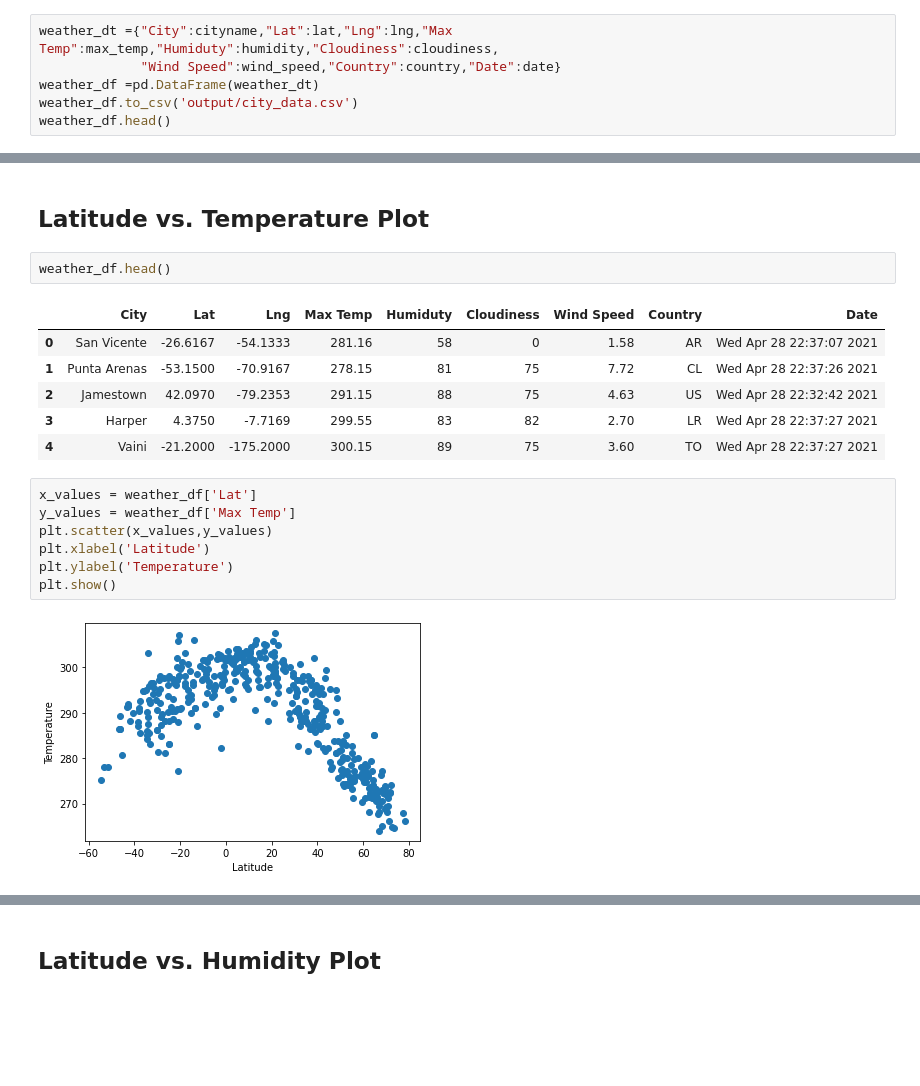
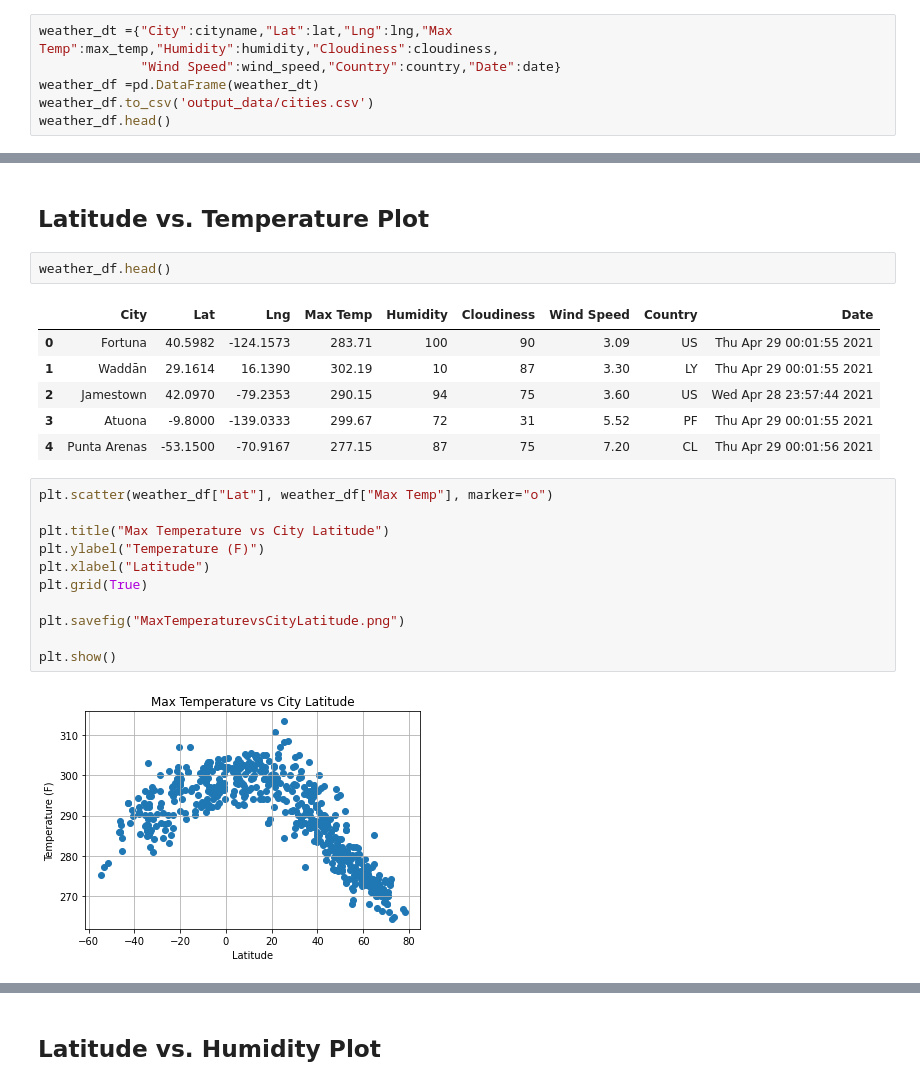
Before and after one commit to syreetamb/python-api-challenge, a Jupyter notebook: WeatherPy/WeatherPy.ipynb, the cells around one changed output, grey strips where cells are left out. Saved outputs shown, nothing was run; the diff lists cells and outputs as text; blank space fills up the shorter version.

Commit message:
first plots done

```diff
--- a/WeatherPy/WeatherPy.ipynb
+++ b/WeatherPy/WeatherPy.ipynb
@@ -118,9 +117,9 @@ ConnectionError: ('Connection aborted.', ConnectionResetError(10054, 'An existin
 * Export the city data into a .csv.
 * Display the DataFrame
 # %%
-weather_dt ={"City":cityname,"Lat":lat,"Lng":lng,"Max Temp":max_temp,"Humiduty":humidity,"Cloudiness":cloudiness,
+weather_dt ={"City":cityname,"Lat":lat,"Lng":lng,"Max Temp":max_temp,"Humidity":humidity,"Cloudiness":cloudiness,
              "Wind Speed":wind_speed,"Country":country,"Date":date}
 weather_df =pd.DataFrame(weather_dt)
-weather_df.to_csv('output/city_data.csv')
+weather_df.to_csv('output_data/cities.csv')
 weather_df.head()
 # %% [output]
@@ -160,18 +159,22 @@ Skip this step if there are no cities that have humidity > 100%.
 # %%
 weather_df.head()
 # %% [output]
-|  | City | Lat | Lng | Max Temp | Humiduty | Cloudiness | Wind Speed | Country | Date |
-| 0 | San Vicente | -26.6167 | -54.1333 | 281.16 | 58 | 0 | 1.58 | AR | Wed Apr 28 22:37:07 2021 |
-| 1 | Punta Arenas | -53.1500 | -70.9167 | 278.15 | 81 | 75 | 7.72 | CL | Wed Apr 28 22:37:26 2021 |
-| 2 | Jamestown | 42.0970 | -79.2353 | 291.15 | 88 | 75 | 4.63 | US | Wed Apr 28 22:32:42 2021 |
-| 3 | Harper | 4.3750 | -7.7169 | 299.55 | 83 | 82 | 2.70 | LR | Wed Apr 28 22:37:27 2021 |
-| 4 | Vaini | -21.2000 | -175.2000 | 300.15 | 89 | 75 | 3.60 | TO | Wed Apr 28 22:37:27 2021 |
+|  | City | Lat | Lng | Max Temp | Humidity | Cloudiness | Wind Speed | Country | Date |
+| 0 | Fortuna | 40.5982 | -124.1573 | 283.71 | 100 | 90 | 3.09 | US | Thu Apr 29 00:01:55 2021 |
+| 1 | Waddān | 29.1614 | 16.1390 | 302.19 | 10 | 87 | 3.30 | LY | Thu Apr 29 00:01:55 2021 |
+| 2 | Jamestown | 42.0970 | -79.2353 | 290.15 | 94 | 75 | 3.60 | US | Wed Apr 28 23:57:44 2021 |
+| 3 | Atuona | -9.8000 | -139.0333 | 299.67 | 72 | 31 | 5.52 | PF | Thu Apr 29 00:01:55 2021 |
+| 4 | Punta Arenas | -53.1500 | -70.9167 | 277.15 | 87 | 75 | 7.20 | CL | Thu Apr 29 00:01:56 2021 |
 # %%
-x_values = weather_df['Lat']
-y_values = weather_df['Max Temp']
-plt.scatter(x_values,y_values)
-plt.xlabel('Latitude')
-plt.ylabel('Temperature')
+plt.scatter(weather_df["Lat"], weather_df["Max Temp"], marker="o")
+
+plt.title("Max Temperature vs City Latitude")
+plt.ylabel("Temperature (F)")
+plt.xlabel("Latitude")
+plt.grid(True)
+
+plt.savefig("MaxTemperaturevsCityLatitude.png")
+
 plt.show()
 # %% [output]
-[figure, old version]
+[figure, new version]
```
Also changed, not shown: parts of 17 cells of this notebook, 7 other files.
